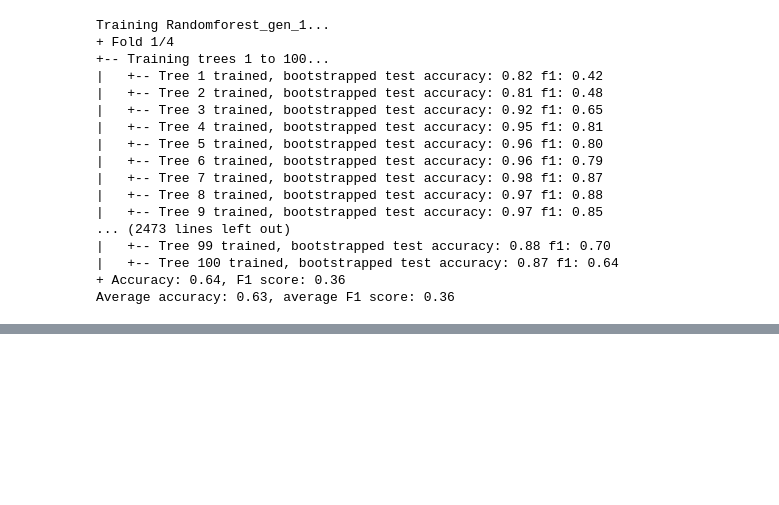
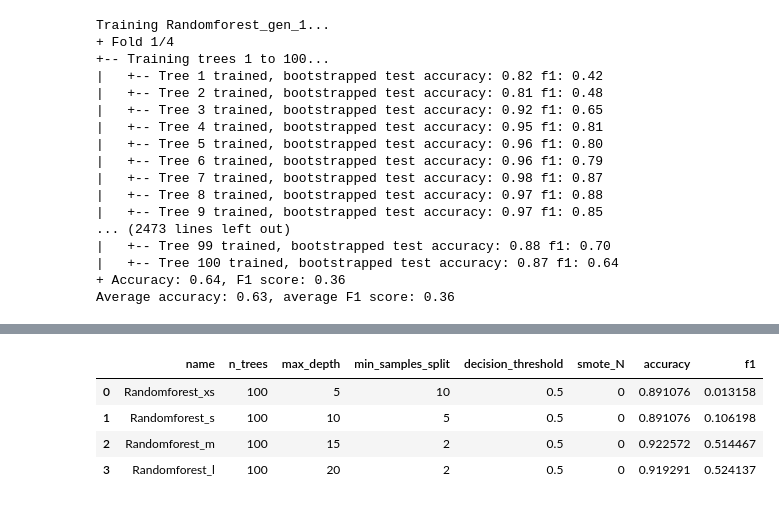
Before and after one commit to Vileh/QMUL-Data-Analytics-Courseworks, a Jupyter notebook: ML/notebook.ipynb, the cells around one changed output, grey strips where cells are left out. Cells and saved outputs as stored; diff of their text form; code cells hidden in the pictures; blank space fills up the shorter version.

```diff
--- a/ML/notebook.ipynb
+++ b/ML/notebook.ipynb
@@ -685,0 +684,8 @@ results_gen.to_csv('results/results_gen.csv', index=False)
+# %%
+size
+# %% [output]
+|  | name | n_trees | max_depth | min_samples_split | decision_threshold | smote_N | accuracy | f1 |
+| 0 | Randomforest_xs | 100 | 5 | 10 | 0.5 | 0 | 0.891076 | 0.013158 |
+| 1 | Randomforest_s | 100 | 10 | 5 | 0.5 | 0 | 0.891076 | 0.106198 |
+| 2 | Randomforest_m | 100 | 15 | 2 | 0.5 | 0 | 0.922572 | 0.514467 |
+| 3 | Randomforest_l | 100 | 20 | 2 | 0.5 | 0 | 0.919291 | 0.524137 |
```
Also changed, not shown: parts of 10 cells of this notebook.
